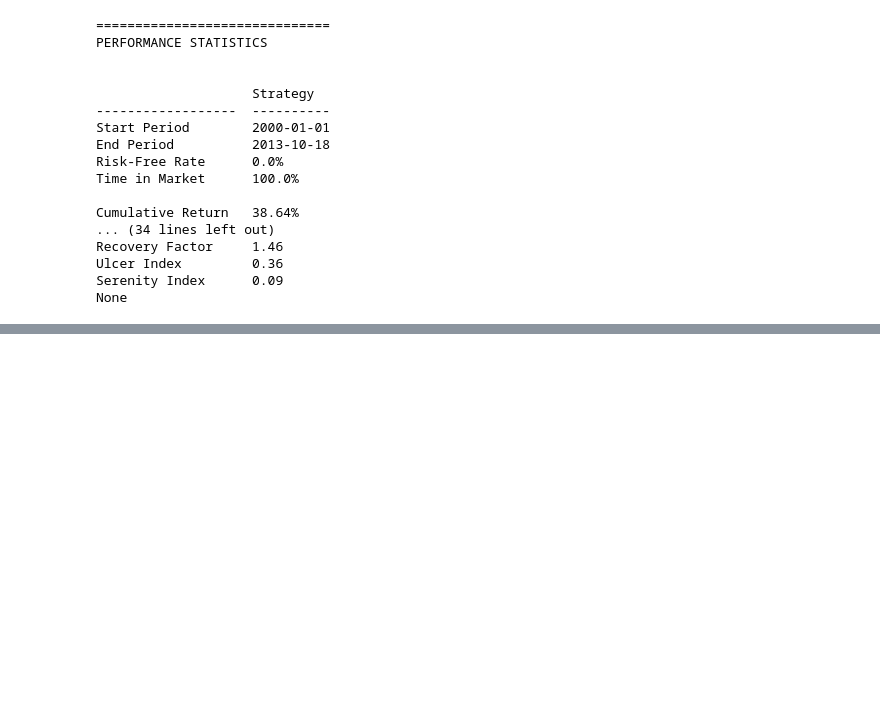
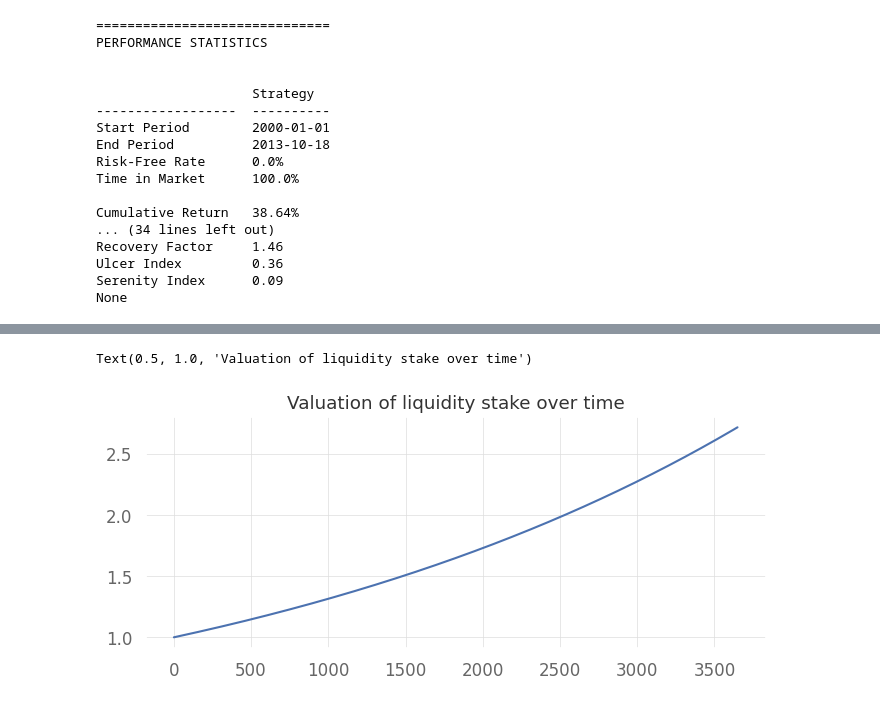
Before and after one commit to evnchw/charadrius, a Jupyter notebook: notebooks/defi/demo_uniswap_v2_simulations.ipynb, the cells around one changed output, grey strips where cells are left out. Cells and saved outputs as stored; diff of their text form; code cells hidden in the pictures; blank space fills up the shorter version.

```diff
--- a/notebooks/defi/demo_uniswap_v2_simulations.ipynb
+++ b/notebooks/defi/demo_uniswap_v2_simulations.ipynb
@@ -206,0 +199,4 @@ $$
+# %%
+DAYS_IN_YEAR = 365
+T = DAYS_IN_YEAR * 10 # because defi is 24/7
+T_grid = range(T)
@@ -206,0 +242,13 @@ $$
+# %%
+alpha = 0.10 / DAYS_IN_YEAR # annualized return: 10%
+V_t = np.zeros(shape=(T,))
+V_t[0] = 1
+for t in range(1, T): # indices 1, ..., T-1
+    V_t[t] = (1+alpha) * V_t[t-1]
+
+plt.figure(figsize=FIGSIZE)
+plt.plot(T_grid, V_t)
+plt.title("Valuation of liquidity stake over time")
+# %% [output]
+Text(0.5, 1.0, 'Valuation of liquidity stake over time')
+[figure, added]
```
Also changed, not shown: parts of 8 cells of this notebook.
